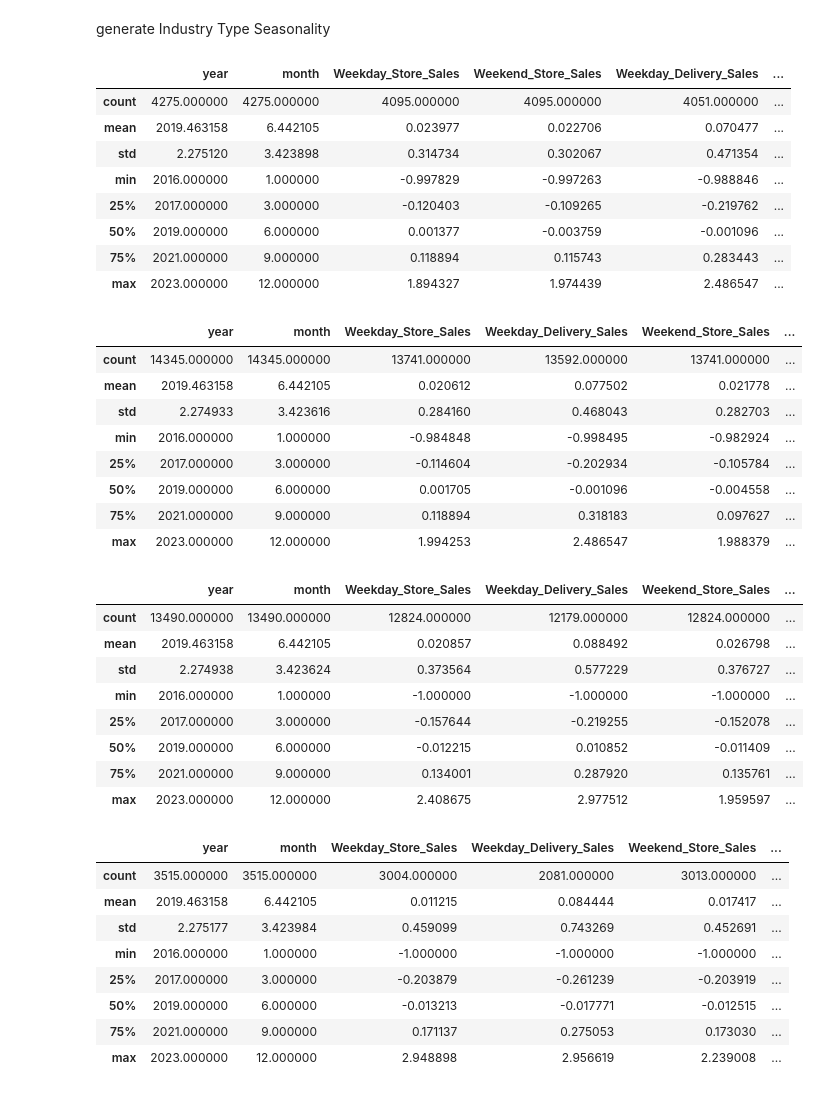
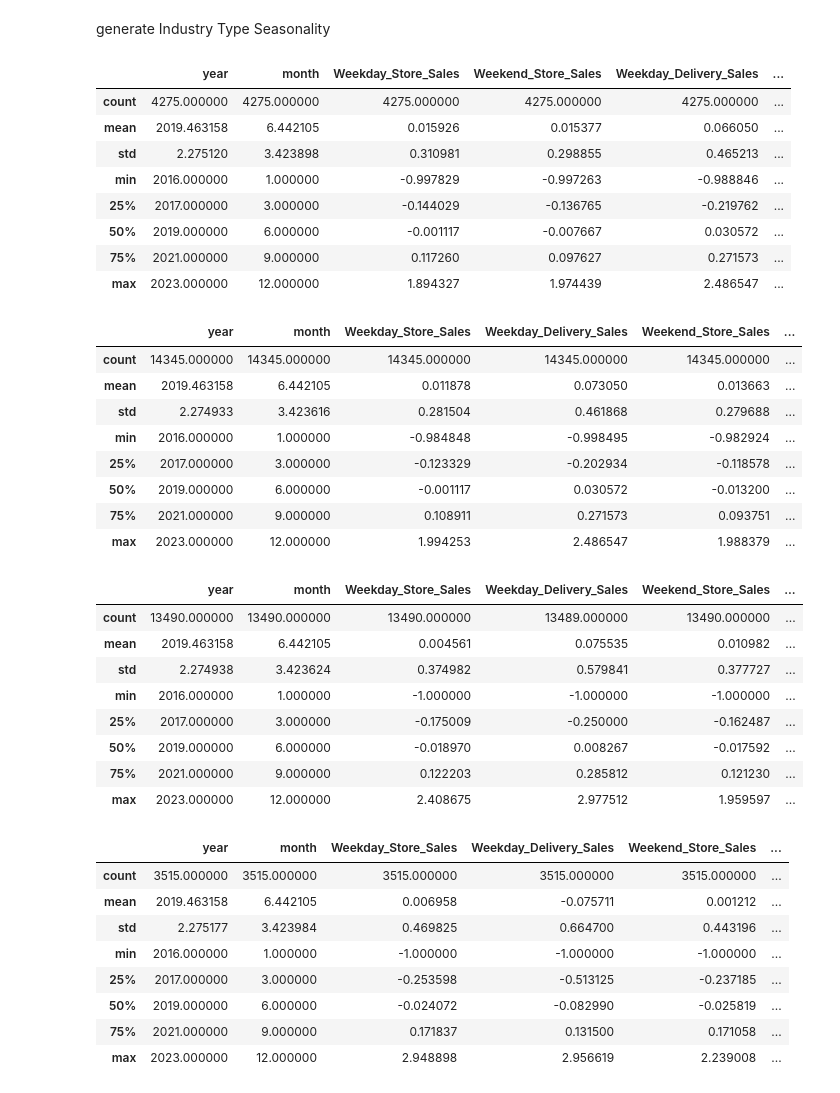
Before and after one commit to MahmoudAlawdh/newSalesGeneration, a Jupyter notebook: generate_seasonality.ipynb, the cells around one changed output. Cells and saved outputs as stored; diff of their text form; code cells hidden in the pictures.

```diff
--- a/generate_seasonality.ipynb
+++ b/generate_seasonality.ipynb
@@ -231,45 +231,49 @@ for i in keys:
     industry_df[i].mask(industry_df[i] >=3,None, inplace=True)
 # %%
 # when using these seasonalities add weights for each one of them, using them directory will create seasonality over value
+location_type_df.interpolate(inplace=True)
+product_focus_df.interpolate(inplace=True)
+area_df.interpolate(inplace=True)
+industry_df.interpolate(inplace=True)
 display(location_type_df.describe())
 display(product_focus_df.describe())
 display(area_df.describe())
 display(industry_df.describe())
 # %% [output]
 |  | year | month | Weekday_Store_Sales | Weekend_Store_Sales | Weekday_Delivery_Sales | ... |
-| count | 4275.000000 | 4275.000000 | 4095.000000 | 4095.000000 | 4051.000000 | ... |
-| mean | 2019.463158 | 6.442105 | 0.023977 | 0.022706 | 0.070477 | ... |
-| std | 2.275120 | 3.423898 | 0.314734 | 0.302067 | 0.471354 | ... |
+| count | 4275.000000 | 4275.000000 | 4275.000000 | 4275.000000 | 4275.000000 | ... |
+| mean | 2019.463158 | 6.442105 | 0.015926 | 0.015377 | 0.066050 | ... |
+| std | 2.275120 | 3.423898 | 0.310981 | 0.298855 | 0.465213 | ... |
 | min | 2016.000000 | 1.000000 | -0.997829 | -0.997263 | -0.988846 | ... |
-| 25% | 2017.000000 | 3.000000 | -0.120403 | -0.109265 | -0.219762 | ... |
-| 50% | 2019.000000 | 6.000000 | 0.001377 | -0.003759 | -0.001096 | ... |
-| 75% | 2021.000000 | 9.000000 | 0.118894 | 0.115743 | 0.283443 | ... |
+| 25% | 2017.000000 | 3.000000 | -0.144029 | -0.136765 | -0.219762 | ... |
+| 50% | 2019.000000 | 6.000000 | -0.001117 | -0.007667 | 0.030572 | ... |
+| 75% | 2021.000000 | 9.000000 | 0.117260 | 0.097627 | 0.271573 | ... |
 | max | 2023.000000 | 12.000000 | 1.894327 | 1.974439 | 2.486547 | ... |
 |  | year | month | Weekday_Store_Sales | Weekday_Delivery_Sales | Weekend_Store_Sales | ... |
-| count | 14345.000000 | 14345.000000 | 13741.000000 | 13592.000000 | 13741.000000 | ... |
-| mean | 2019.463158 | 6.442105 | 0.020612 | 0.077502 | 0.021778 | ... |
-| std | 2.274933 | 3.423616 | 0.284160 | 0.468043 | 0.282703 | ... |
+| count | 14345.000000 | 14345.000000 | 14345.000000 | 14345.000000 | 14345.000000 | ... |
+| mean | 2019.463158 | 6.442105 | 0.011878 | 0.073050 | 0.013663 | ... |
+| std | 2.274933 | 3.423616 | 0.281504 | 0.461868 | 0.279688 | ... |
 | min | 2016.000000 | 1.000000 | -0.984848 | -0.998495 | -0.982924 | ... |
-| 25% | 2017.000000 | 3.000000 | -0.114604 | -0.202934 | -0.105784 | ... |
-| 50% | 2019.000000 | 6.000000 | 0.001705 | -0.001096 | -0.004558 | ... |
-| 75% | 2021.000000 | 9.000000 | 0.118894 | 0.318183 | 0.097627 | ... |
+| 25% | 2017.000000 | 3.000000 | -0.123329 | -0.202934 | -0.118578 | ... |
+| 50% | 2019.000000 | 6.000000 | -0.001117 | 0.030572 | -0.013200 | ... |
+| 75% | 2021.000000 | 9.000000 | 0.108911 | 0.271573 | 0.093751 | ... |
 | max | 2023.000000 | 12.000000 | 1.994253 | 2.486547 | 1.988379 | ... |
 |  | year | month | Weekday_Store_Sales | Weekday_Delivery_Sales | Weekend_Store_Sales | ... |
-| count | 13490.000000 | 13490.000000 | 12824.000000 | 12179.000000 | 12824.000000 | ... |
-| mean | 2019.463158 | 6.442105 | 0.020857 | 0.088492 | 0.026798 | ... |
-| std | 2.274938 | 3.423624 | 0.373564 | 0.577229 | 0.376727 | ... |
+| count | 13490.000000 | 13490.000000 | 13490.000000 | 13489.000000 | 13490.000000 | ... |
+| mean | 2019.463158 | 6.442105 | 0.004561 | 0.075535 | 0.010982 | ... |
+| std | 2.274938 | 3.423624 | 0.374982 | 0.579841 | 0.377727 | ... |
 | min | 2016.000000 | 1.000000 | -1.000000 | -1.000000 | -1.000000 | ... |
-| 25% | 2017.000000 | 3.000000 | -0.157644 | -0.219255 | -0.152078 | ... |
-| 50% | 2019.000000 | 6.000000 | -0.012215 | 0.010852 | -0.011409 | ... |
-| 75% | 2021.000000 | 9.000000 | 0.134001 | 0.287920 | 0.135761 | ... |
+| 25% | 2017.000000 | 3.000000 | -0.175009 | -0.250000 | -0.162487 | ... |
+| 50% | 2019.000000 | 6.000000 | -0.018970 | 0.008267 | -0.017592 | ... |
+| 75% | 2021.000000 | 9.000000 | 0.122203 | 0.285812 | 0.121230 | ... |
 | max | 2023.000000 | 12.000000 | 2.408675 | 2.977512 | 1.959597 | ... |
 |  | year | month | Weekday_Store_Sales | Weekday_Delivery_Sales | Weekend_Store_Sales | ... |
-| count | 3515.000000 | 3515.000000 | 3004.000000 | 2081.000000 | 3013.000000 | ... |
-| mean | 2019.463158 | 6.442105 | 0.011215 | 0.084444 | 0.017417 | ... |
-| std | 2.275177 | 3.423984 | 0.459099 | 0.743269 | 0.452691 | ... |
+| count | 3515.000000 | 3515.000000 | 3515.000000 | 3515.000000 | 3515.000000 | ... |
+| mean | 2019.463158 | 6.442105 | 0.006958 | -0.075711 | 0.001212 | ... |
+| std | 2.275177 | 3.423984 | 0.469825 | 0.664700 | 0.443196 | ... |
 | min | 2016.000000 | 1.000000 | -1.000000 | -1.000000 | -1.000000 | ... |
-| 25% | 2017.000000 | 3.000000 | -0.203879 | -0.261239 | -0.203919 | ... |
-| 50% | 2019.000000 | 6.000000 | -0.013213 | -0.017771 | -0.012515 | ... |
-| 75% | 2021.000000 | 9.000000 | 0.171137 | 0.275053 | 0.173030 | ... |
+| 25% | 2017.000000 | 3.000000 | -0.253598 | -0.513125 | -0.237185 | ... |
+| 50% | 2019.000000 | 6.000000 | -0.024072 | -0.082990 | -0.025819 | ... |
+| 75% | 2021.000000 | 9.000000 | 0.171837 | 0.131500 | 0.171058 | ... |
 | max | 2023.000000 | 12.000000 | 2.948898 | 2.956619 | 2.239008 | ... |
 # %%
```
Also changed, not shown: parts of 1 cell of this notebook, 5 other files.
